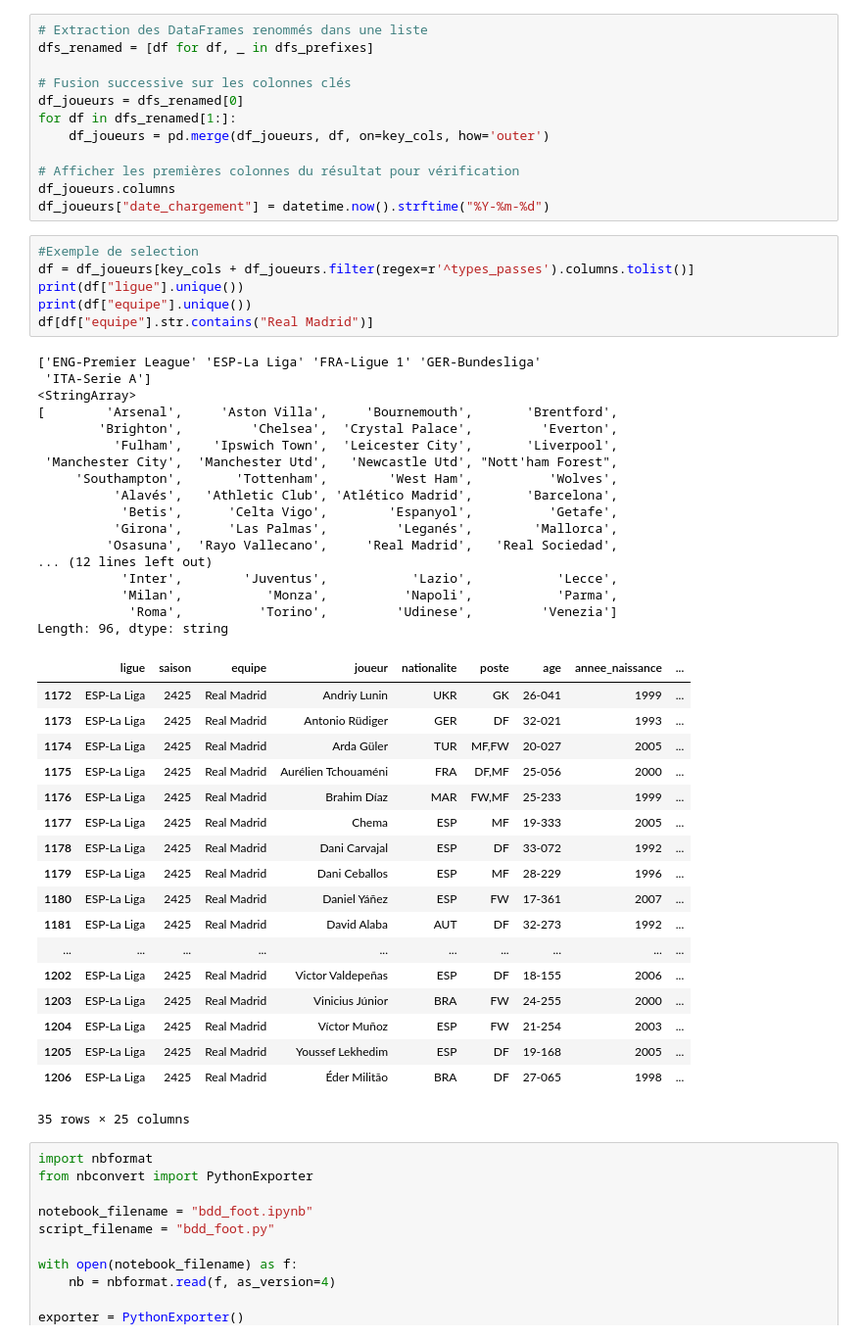
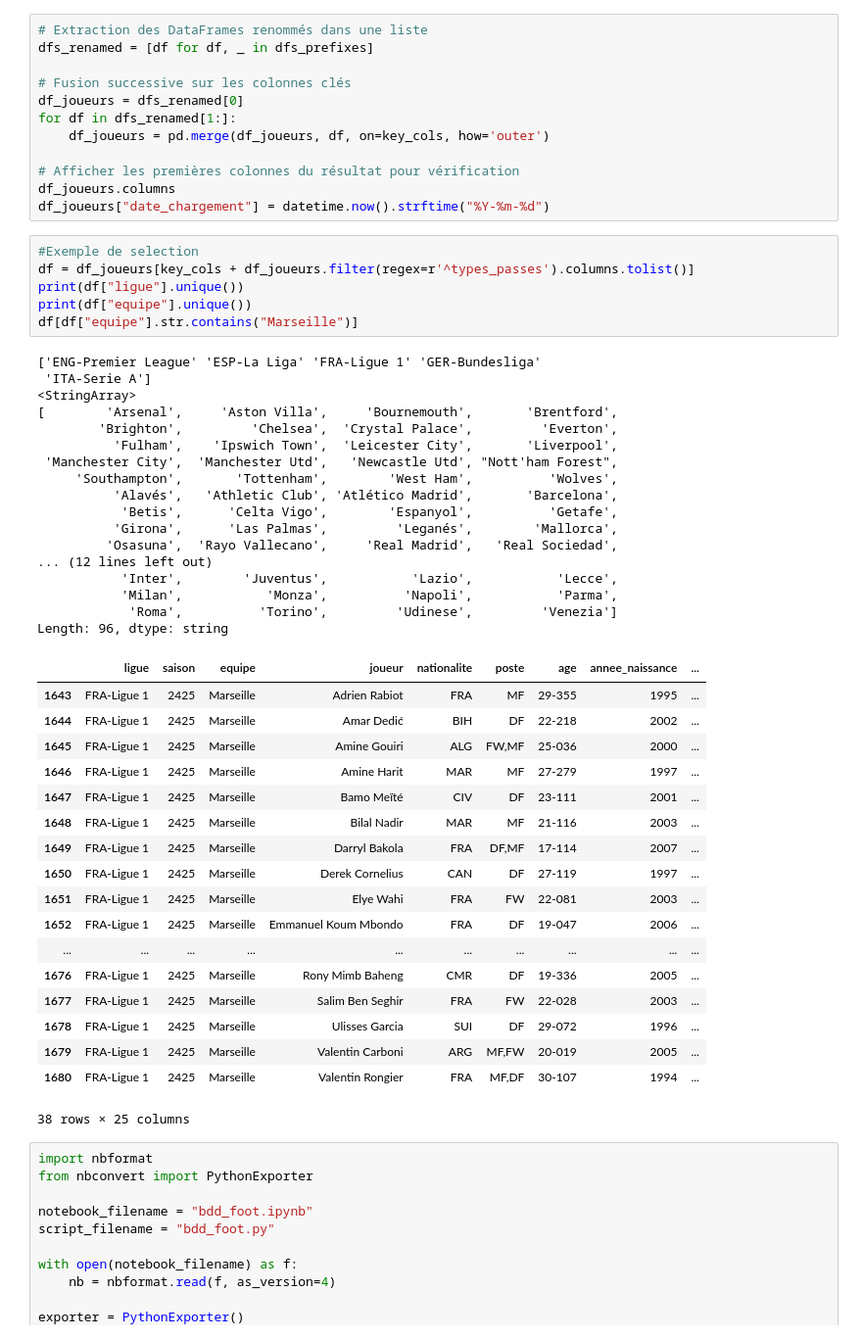
Before and after one commit to konehassan92/football, a Jupyter notebook: bdd_foot.ipynb, the cells around one changed output. Shown at 98% size. Drawn from its saved outputs; the diff is of its cells as text.

```diff
--- a/bdd_foot.ipynb
+++ b/bdd_foot.ipynb
@@ -868,45 +868,45 @@ df_joueurs["date_chargement"] = datetime.now().strftime("%Y-%m-%d")
 # %%
 #Exemple de selection
 df = df_joueurs[key_cols + df_joueurs.filter(regex=r'^types_passes').columns.tolist()]
 print(df["ligue"].unique())
 print(df["equipe"].unique())
-df[df["equipe"].str.contains("Real Madrid")]
+df[df["equipe"].str.contains("Marseille")]
 # %% [output]
 ['ENG-Premier League' 'ESP-La Liga' 'FRA-Ligue 1' 'GER-Bundesliga'
  'ITA-Serie A']
 <StringArray>
 [        'Arsenal',     'Aston Villa',     'Bournemouth',       'Brentford',
         'Brighton',         'Chelsea',  'Crystal Palace',         'Everton',
           'Fulham',    'Ipswich Town',  'Leicester City',       'Liverpool',
  'Manchester City',  'Manchester Utd',   'Newcastle Utd', "Nott'ham Forest",
      'Southampton',       'Tottenham',        'West Ham',          'Wolves',
           'Alavés',   'Athletic Club', 'Atlético Madrid',       'Barcelona',
            'Betis',      'Celta Vigo',        'Espanyol',          'Getafe',
           'Girona',      'Las Palmas',         'Leganés',        'Mallorca',
          'Osasuna',  'Rayo Vallecano',     'Real Madrid',   'Real Sociedad',
 ... (12 lines left out)
            'Inter',        'Juventus',           'Lazio',           'Lecce',
            'Milan',           'Monza',          'Napoli',           'Parma',
             'Roma',          'Torino',         'Udinese',         'Venezia']
 Length: 96, dtype: string
 |  | ligue | saison | equipe | joueur | nationalite | poste | age | annee_naissance | ... |
-| 1172 | ESP-La Liga | 2425 | Real Madrid | Andriy Lunin | UKR | GK | 26-041 | 1999 | ... |
-| 1173 | ESP-La Liga | 2425 | Real Madrid | Antonio Rüdiger | GER | DF | 32-021 | 1993 | ... |
-| 1174 | ESP-La Liga | 2425 | Real Madrid | Arda Güler | TUR | MF,FW | 20-027 | 2005 | ... |
-| 1175 | ESP-La Liga | 2425 | Real Madrid | Aurélien Tchouaméni | FRA | DF,MF | 25-056 | 2000 | ... |
-| 1176 | ESP-La Liga | 2425 | Real Madrid | Brahim Díaz | MAR | FW,MF | 25-233 | 1999 | ... |
-| 1177 | ESP-La Liga | 2425 | Real Madrid | Chema | ESP | MF | 19-333 | 2005 | ... |
-| 1178 | ESP-La Liga | 2425 | Real Madrid | Dani Carvajal | ESP | DF | 33-072 | 1992 | ... |
-| 1179 | ESP-La Liga | 2425 | Real Madrid | Dani Ceballos | ESP | MF | 28-229 | 1996 | ... |
-| 1180 | ESP-La Liga | 2425 | Real Madrid | Daniel Yáñez | ESP | FW | 17-361 | 2007 | ... |
-| 1181 | ESP-La Liga | 2425 | Real Madrid | David Alaba | AUT | DF | 32-273 | 1992 | ... |
+| 1643 | FRA-Ligue 1 | 2425 | Marseille | Adrien Rabiot | FRA | MF | 29-355 | 1995 | ... |
+| 1644 | FRA-Ligue 1 | 2425 | Marseille | Amar Dedić | BIH | DF | 22-218 | 2002 | ... |
+| 1645 | FRA-Ligue 1 | 2425 | Marseille | Amine Gouiri | ALG | FW,MF | 25-036 | 2000 | ... |
+| 1646 | FRA-Ligue 1 | 2425 | Marseille | Amine Harit | MAR | MF | 27-279 | 1997 | ... |
+| 1647 | FRA-Ligue 1 | 2425 | Marseille | Bamo Meïté | CIV | DF | 23-111 | 2001 | ... |
+| 1648 | FRA-Ligue 1 | 2425 | Marseille | Bilal Nadir | MAR | MF | 21-116 | 2003 | ... |
+| 1649 | FRA-Ligue 1 | 2425 | Marseille | Darryl Bakola | FRA | DF,MF | 17-114 | 2007 | ... |
+| 1650 | FRA-Ligue 1 | 2425 | Marseille | Derek Cornelius | CAN | DF | 27-119 | 1997 | ... |
+| 1651 | FRA-Ligue 1 | 2425 | Marseille | Elye Wahi | FRA | FW | 22-081 | 2003 | ... |
+| 1652 | FRA-Ligue 1 | 2425 | Marseille | Emmanuel Koum Mbondo | FRA | DF | 19-047 | 2006 | ... |
 | ... | ... | ... | ... | ... | ... | ... | ... | ... | ... |
-| 1202 | ESP-La Liga | 2425 | Real Madrid | Victor Valdepeñas | ESP | DF | 18-155 | 2006 | ... |
-| 1203 | ESP-La Liga | 2425 | Real Madrid | Vinicius Júnior | BRA | FW | 24-255 | 2000 | ... |
-| 1204 | ESP-La Liga | 2425 | Real Madrid | Víctor Muñoz | ESP | FW | 21-254 | 2003 | ... |
-| 1205 | ESP-La Liga | 2425 | Real Madrid | Youssef Lekhedim | ESP | DF | 19-168 | 2005 | ... |
-| 1206 | ESP-La Liga | 2425 | Real Madrid | Éder Militão | BRA | DF | 27-065 | 1998 | ... |
+| 1676 | FRA-Ligue 1 | 2425 | Marseille | Rony Mimb Baheng | CMR | DF | 19-336 | 2005 | ... |
+| 1677 | FRA-Ligue 1 | 2425 | Marseille | Salim Ben Seghir | FRA | FW | 22-028 | 2003 | ... |
+| 1678 | FRA-Ligue 1 | 2425 | Marseille | Ulisses Garcia | SUI | DF | 29-072 | 1996 | ... |
+| 1679 | FRA-Ligue 1 | 2425 | Marseille | Valentin Carboni | ARG | MF,FW | 20-019 | 2005 | ... |
+| 1680 | FRA-Ligue 1 | 2425 | Marseille | Valentin Rongier | FRA | MF,DF | 30-107 | 1994 | ... |
-35 rows × 25 columns
+38 rows × 25 columns
 # %%
 import nbformat
 from nbconvert import PythonExporter
```
Also changed, not shown: 1 other file.
